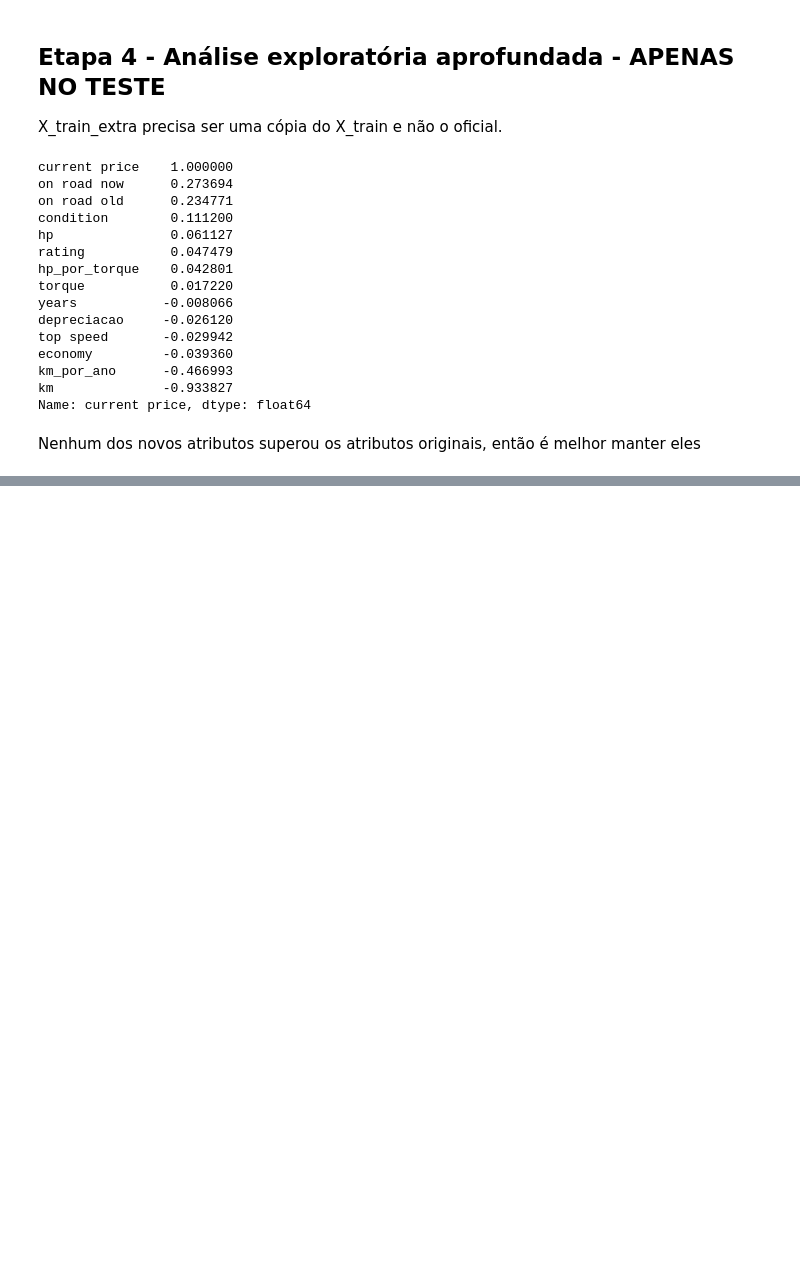
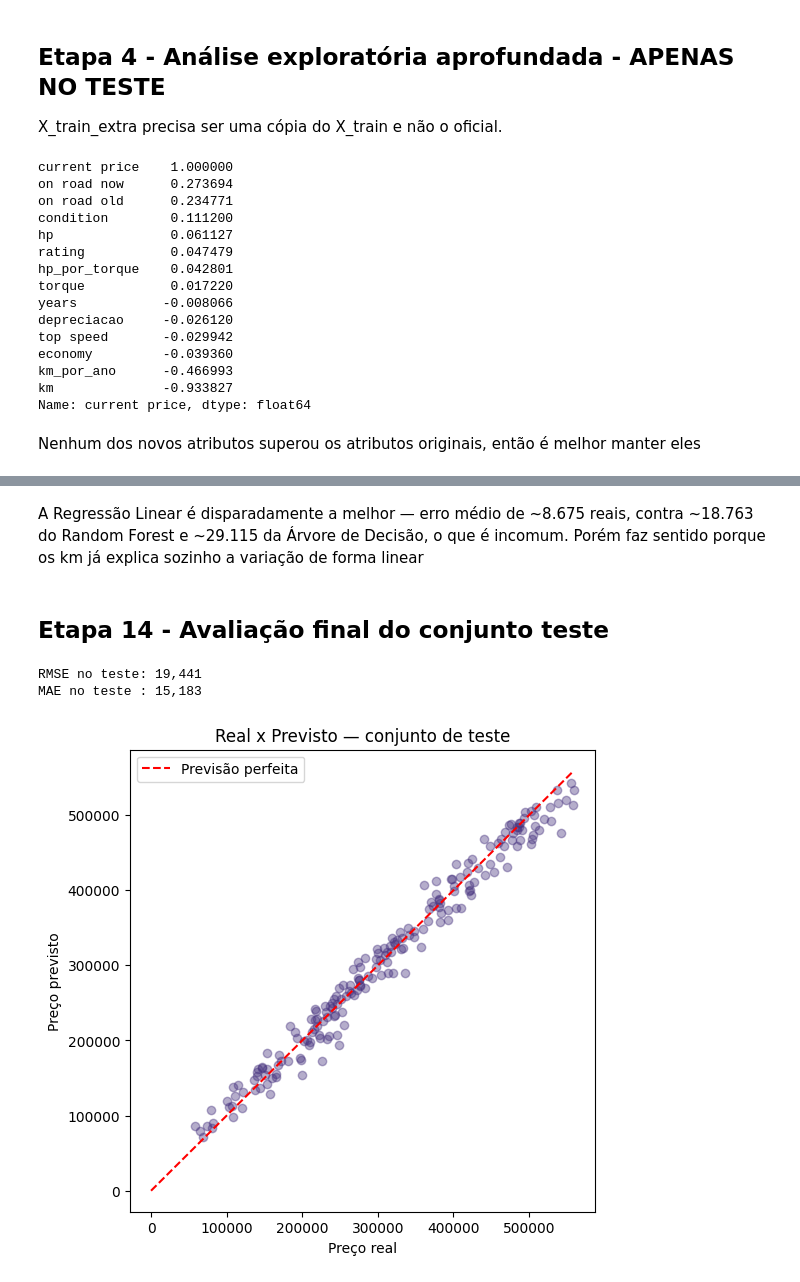
Before and after one commit to Lucas-O-S/N1B1-Regressao, a Jupyter notebook: N1_Grupo_6_IA.ipynb, the cells around one changed output, grey strips where cells are left out. Saved outputs shown, nothing was run; the diff lists cells and outputs as text; code cells hidden in the pictures; blank space fills up the shorter version.

```diff
--- a/N1_Grupo_6_IA.ipynb
+++ b/N1_Grupo_6_IA.ipynb
@@ -238,0 +283,32 @@ print(X_train_prepared.shape)
+# %% [markdown]
+A Regressão Linear é disparadamente a melhor — erro médio de ~8.675 reais, contra ~18.763 do Random Forest e ~29.115 da Árvore de Decisão, o que é incomum. Porém faz sentido porque os km já explica sozinho a variação de forma linear
+# %% [markdown]
+## Etapa 14 - Avaliação final do conjunto teste
+# %%
+# Cria uma instância nova do modelo (com os mesmos hiperparâmetros usados na comparação anterior)
+# precisa de n_estimators/random_state/n_jobs, pois tem tem aleatoriedade e paralelismo por padrão
+melhor_modelo = RandomForestRegressor(n_estimators=100, random_state=RANDOM_STATE, n_jobs=-1) #*NAO É O MELHOR*, mas para ver que precisa
+melhor_modelo.fit(X_train_prepared, y_train)
+
+X_test_prepared = full_pipeline.transform(X_test)
+preds = melhor_modelo.predict(X_test_prepared)
+
+from sklearn.metrics import mean_squared_error, mean_absolute_error
+rmse = mean_squared_error(y_test, preds) ** 0.5
+mae = mean_absolute_error(y_test, preds)
+print(f"RMSE no teste: {rmse:,.0f}")
+print(f"MAE no teste : {mae:,.0f}")
+
+plt.figure(figsize=(6, 6))
+plt.scatter(y_test, preds, alpha=0.4)
+lims = [0, max(y_test.max(), preds.max())]
+plt.plot(lims, lims, 'r--', label='Previsão perfeita')
+plt.xlabel("Preço real")
+plt.ylabel("Preço previsto")
+plt.legend()
+plt.title("Real x Previsto — conjunto de teste")
+plt.show()
+# %% [output]
+RMSE no teste: 19,441
+MAE no teste : 15,183
+[figure, added]
```
Also changed, not shown: parts of 7 cells of this notebook.
